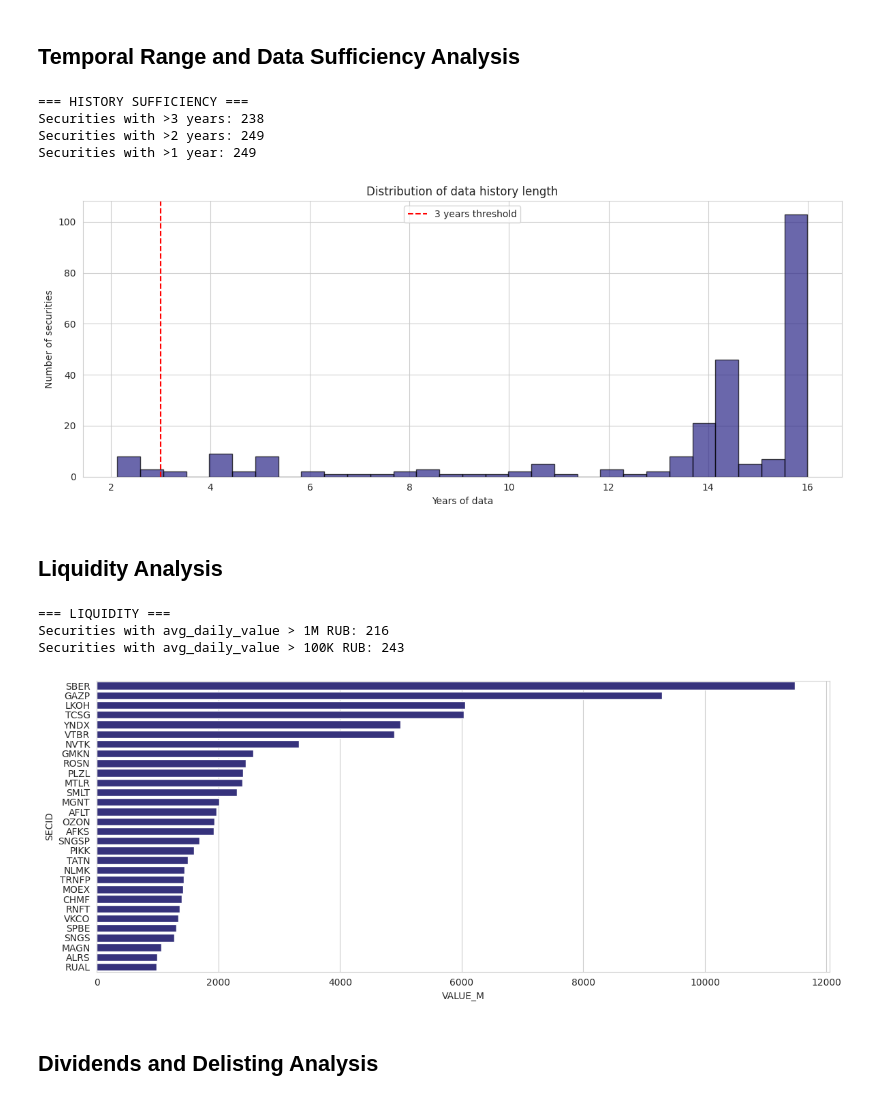
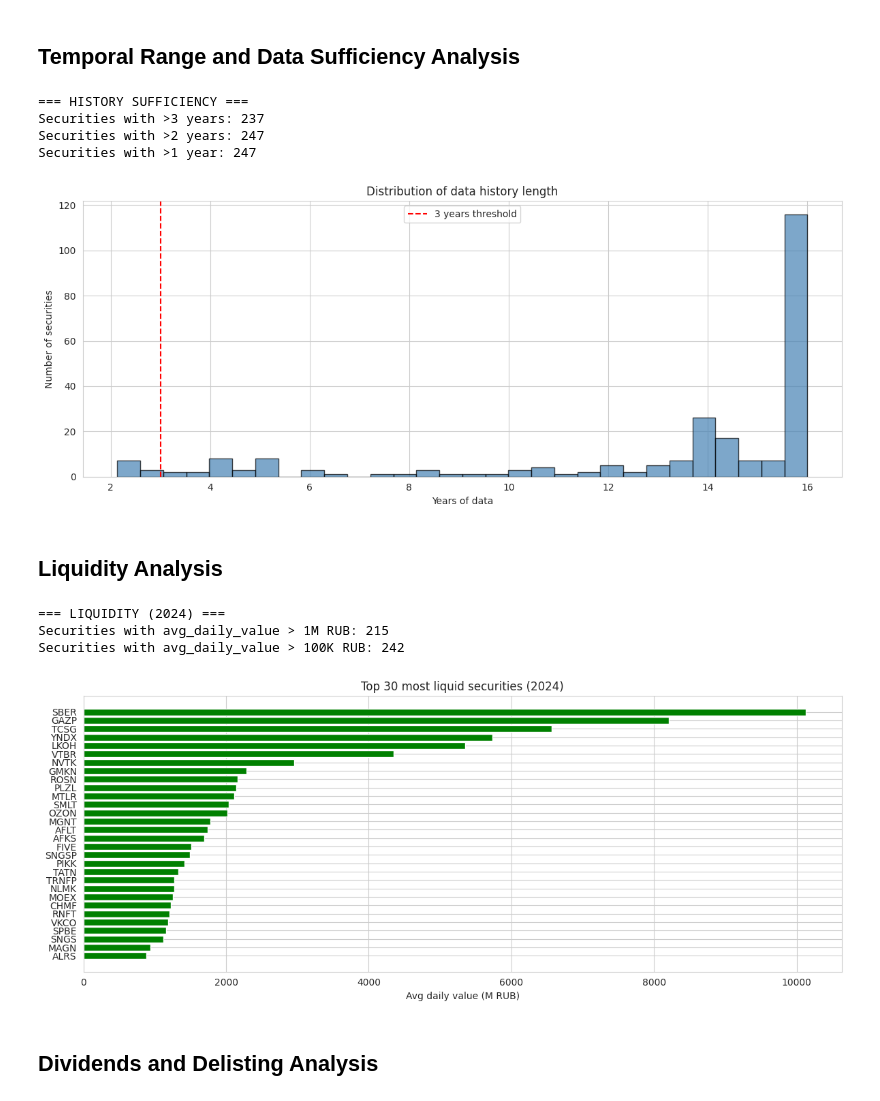
Before and after one commit to Aleliya/BiznesDengi, a Jupyter notebook: data_prep_and_eda/moex-eda.ipynb, the cells around one changed output. Cells and saved outputs as stored; diff of their text form; code cells hidden in the pictures.

```diff
--- a/data_prep_and_eda/moex-eda.ipynb
+++ b/data_prep_and_eda/moex-eda.ipynb
@@ -76,12 +90,12 @@ sec_dates = market_history.groupby('SECID')['TRADEDATE'].agg(['min', 'max'])
 sec_dates['years_of_data'] = (sec_dates['max'] - sec_dates['min']).dt.days / 365.25
 
 print('=== HISTORY SUFFICIENCY ===')
-print(f'Securities with >3 years: {(sec_dates["years_of_data"] > 3).sum()}')
-print(f'Securities with >2 years: {(sec_dates["years_of_data"] > 2).sum()}')
-print(f'Securities with >1 year: {(sec_dates["years_of_data"] > 1).sum()}')
+print('Securities with >3 years:', (sec_dates['years_of_data'] > 3).sum())
+print('Securities with >2 years:', (sec_dates['years_of_data'] > 2).sum())
+print('Securities with >1 year:', (sec_dates['years_of_data'] > 1).sum())
 
 fig, ax = plt.subplots(figsize=(12, 5))
-ax.hist(sec_dates['years_of_data'], bins=30, edgecolor='black', alpha=0.7)
+ax.hist(sec_dates['years_of_data'], bins=30, edgecolor='black', alpha=0.7, color='steelblue')
 ax.axvline(x=3, color='red', linestyle='--', label='3 years threshold')
 ax.set_xlabel('Years of data')
 ax.set_ylabel('Number of securities')
@@ -91,37 +105,34 @@ plt.tight_layout()
 plt.show()
 # %% [output]
 === HISTORY SUFFICIENCY ===
-Securities with >3 years: 238
-Securities with >2 years: 249
-Securities with >1 year: 249
+Securities with >3 years: 237
+Securities with >2 years: 247
+Securities with >1 year: 247
-[figure, old version]
+[figure, new version]
 # %% [markdown]
 ## **Liquidity Analysis**
 # %%
-recent_data = market_history[
-    (market_history['BOARDID'] == 'TQBR') &
-    (market_history['TRADEDATE'] >= '2024-01-01')
-]
+recent_data = market_history[market_history['TRADEDATE'] >= '2024-01-01']
 
 liquidity = recent_data.groupby('SECID')['VALUE'].mean().sort_values(ascending=False)
 
-print('=== LIQUIDITY ===')
-print(f'Securities with avg_daily_value > 1M RUB: {(liquidity > 1_000_000).sum()}')
-print(f'Securities with avg_daily_value > 100K RUB: {(liquidity > 100_000).sum()}')
-
-top_liq = liquidity.head(30).reset_index()
-top_liq.columns = ['SECID', 'VALUE']
-top_liq['VALUE_M'] = top_liq['VALUE'] / 1e6
+print('=== LIQUIDITY (2024) ===')
+print('Securities with avg_daily_value > 1M RUB:', (liquidity > 1_000_000).sum())
+print('Securities with avg_daily_value > 100K RUB:', (liquidity > 100_000).sum())
 
 fig, ax = plt.subplots(figsize=(12, 5))
-sns.barplot(data=top_liq, y='SECID', x='VALUE_M', ax=ax)
+top_liq = liquidity.head(30)
+ax.barh(top_liq.index, top_liq.values / 1e6, color='green')
+ax.set_xlabel('Avg daily value (M RUB)')
+ax.set_title('Top 30 most liquid securities (2024)')
+ax.invert_yaxis()
 plt.tight_layout()
 plt.show()
 # %% [output]
-=== LIQUIDITY ===
-Securities with avg_daily_value > 1M RUB: 216
-Securities with avg_daily_value > 100K RUB: 243
+=== LIQUIDITY (2024) ===
+Securities with avg_daily_value > 1M RUB: 215
+Securities with avg_daily_value > 100K RUB: 242
-[figure, old version]
+[figure, new version]
 # %% [markdown]
 ## **Dividends and Delisting Analysis**
 # %%
```
Also changed, not shown: parts of 16 cells of this notebook.
